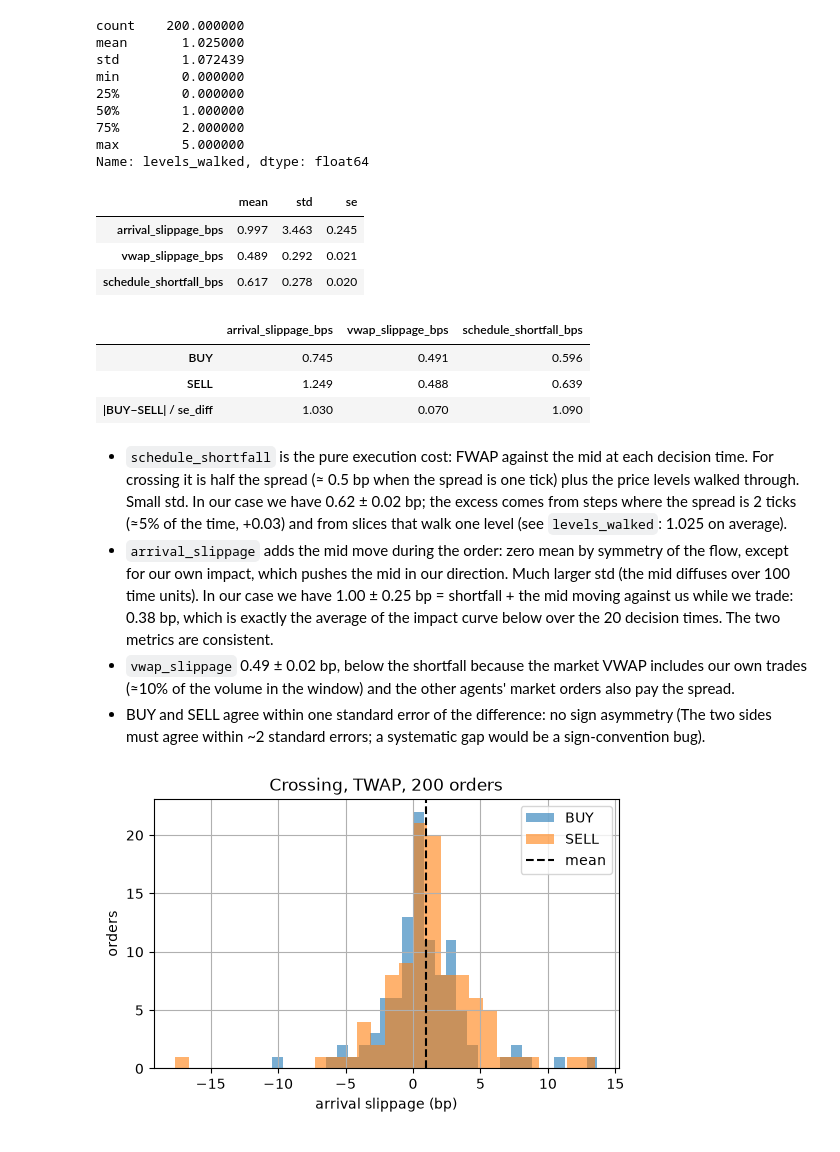
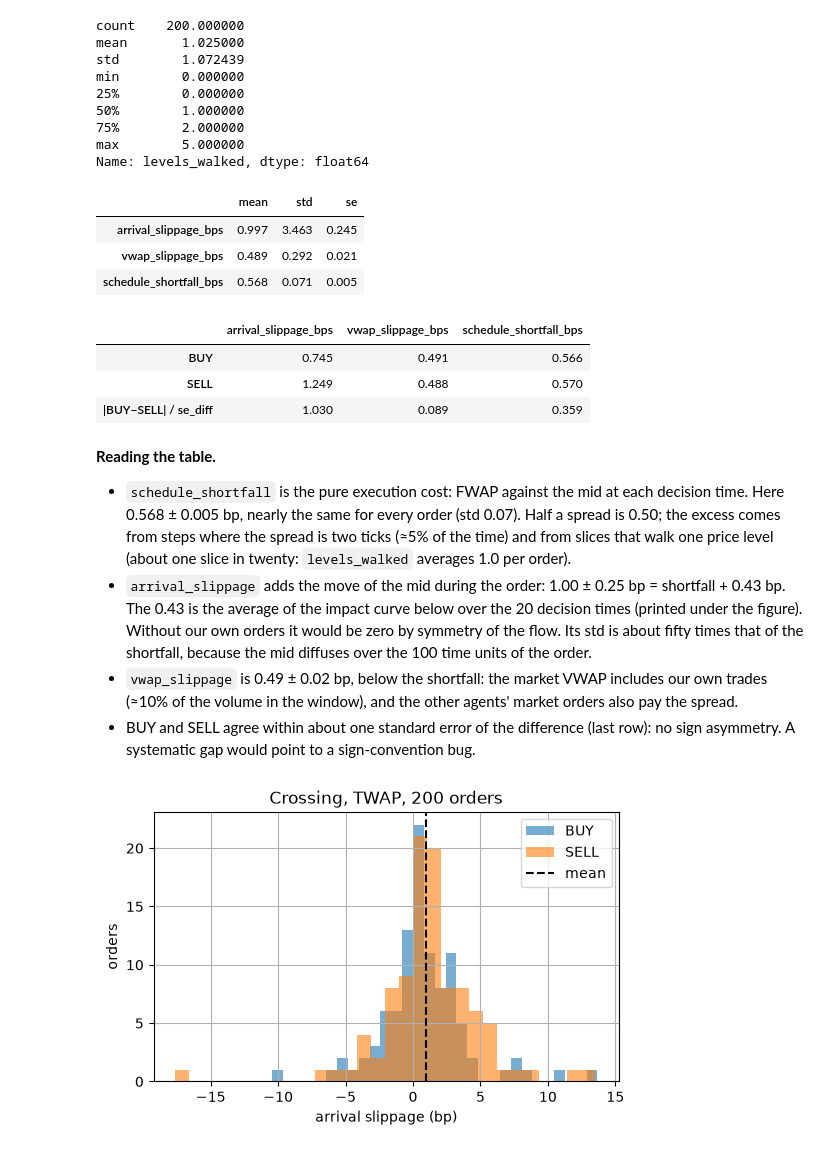
Before and after one commit to GioDiSalvo/mpc-execution, a Jupyter notebook: notebooks/02_crossing_baseline.ipynb, the cells around one changed output. Drawn from its saved outputs; the diff is of its cells as text; code cells hidden in the pictures.

Commit message:
Re-run crossing baseline with corrected mids

```diff
--- a/notebooks/02_crossing_baseline.ipynb
+++ b/notebooks/02_crossing_baseline.ipynb
@@ -63,38 +63,45 @@ min        0.000000
 75%        2.000000
 max        5.000000
 Name: levels_walked, dtype: float64
-# %%
-COLS = ["arrival_slippage_bps", "vwap_slippage_bps", "schedule_shortfall_bps"]
-
-t = df[COLS].agg(["mean", "std"]).T
-t["se"] = t["std"] / np.sqrt(len(df))
-df_by_side = df.groupby("side")[COLS].mean().round(3).rename_axis(None)
-buy = df_by_side.loc["BUY"]
-sell = df_by_side.loc["SELL"]
-se_diff = np.sqrt(2) * t["std"] / np.sqrt(len(df) / 2)
-df_by_side.loc["|BUY−SELL| / se_diff"] = ((buy - sell).abs() / se_diff).round(2)
-
-
-display(t.round(3))
-display(df_by_side)
-# %% [output]
-|  | mean | std | se |
-| arrival_slippage_bps | 0.997 | 3.463 | 0.245 |
-| vwap_slippage_bps | 0.489 | 0.292 | 0.021 |
-| schedule_shortfall_bps | 0.617 | 0.278 | 0.020 |
-|  | arrival_slippage_bps | vwap_slippage_bps | schedule_shortfall_bps |
-| BUY | 0.745 | 0.491 | 0.596 |
-| SELL | 1.249 | 0.488 | 0.639 |
-| |BUY−SELL| / se_diff | 1.030 | 0.070 | 1.090 |
+# %%
+COLS = ["arrival_slippage_bps", "vwap_slippage_bps", "schedule_shortfall_bps"]
+
+def table(d):
+    """Mean, standard deviation and standard error of the three slippages."""
+    t = d[COLS].agg(["mean", "std"]).T
+    t["se"] = t["std"] / np.sqrt(len(d))
+    return t
+
+t = table(df)
+by_side = df.groupby("side")[COLS].mean().rename_axis(None)
+se_diff = np.sqrt(2) * t["std"] / np.sqrt(len(df) / 2)
+by_side.loc["|BUY−SELL| / se_diff"] = (by_side.loc["BUY"] - by_side.loc["SELL"]).abs() / se_diff
+
+display(t.round(3))
+display(by_side.round(3))
+# %% [output]
+|  | mean | std | se |
+| arrival_slippage_bps | 0.997 | 3.463 | 0.245 |
+| vwap_slippage_bps | 0.489 | 0.292 | 0.021 |
+| schedule_shortfall_bps | 0.568 | 0.071 | 0.005 |
+|  | arrival_slippage_bps | vwap_slippage_bps | schedule_shortfall_bps |
+| BUY | 0.745 | 0.491 | 0.566 |
+| SELL | 1.249 | 0.488 | 0.570 |
+| |BUY−SELL| / se_diff | 1.030 | 0.089 | 0.359 |
 # %% [markdown]
-- `schedule_shortfall` is the pure execution cost: FWAP against the mid at each decision time. For crossing it is
-  half the spread (≈ 0.5 bp when the spread is one tick) plus the price levels walked through. Small std. In our case we have 0.62 ± 0.02 bp; the excess comes from steps where the spread
-  is 2 ticks (≈5% of the time, +0.03) and from slices that walk one level (see `levels_walked`: 1.025 on average).
-- `arrival_slippage` adds the mid move during the order: zero mean by symmetry of the flow, except for our own
-  impact, which pushes the mid in our direction. Much larger std (the mid diffuses over 100 time units). In our case we have 1.00 ± 0.25 bp = shortfall + the mid moving against us while we trade: 0.38 bp, which is exactly the average of the impact curve below over the 20 decision times. The two metrics are consistent.
-- `vwap_slippage` 0.49 ± 0.02 bp, below the shortfall because the market VWAP includes our own trades
-  (≈10% of the volume in the window) and the other agents' market orders also pay the spread.
-- BUY and SELL agree within one standard error of the difference: no sign asymmetry (The two sides must agree within ~2 standard errors; a systematic gap would be a sign-convention bug).
+**Reading the table.**
+- `schedule_shortfall` is the pure execution cost: FWAP against the mid at each decision time. Here 0.568 ± 0.005 bp,
+  nearly the same for every order (std 0.07). Half a spread is 0.50; the excess comes from steps where the spread is
+  two ticks (≈5% of the time) and from slices that walk one price level (about one slice in twenty: `levels_walked`
+  averages 1.0 per order).
+- `arrival_slippage` adds the move of the mid during the order: 1.00 ± 0.25 bp = shortfall + 0.43 bp. The 0.43 is the
+  average of the impact curve below over the 20 decision times (printed under the figure). Without our own orders it
+  would be zero by symmetry of the flow. Its std is about fifty times that of the shortfall, because the mid
+  diffuses over the 100 time units of the order.
+- `vwap_slippage` is 0.49 ± 0.02 bp, below the shortfall: the market VWAP includes our own trades (≈10% of the volume
+  in the window), and the other agents' market orders also pay the spread.
+- BUY and SELL agree within about one standard error of the difference (last row): no sign asymmetry. A systematic
+  gap would point to a sign-convention bug.
 # %%
 fig, ax = plt.subplots(figsize=(6, 3.5))
 for side, g in df.groupby("side"):
```
Also changed, not shown: parts of 10 cells of this notebook, 2 other files.
